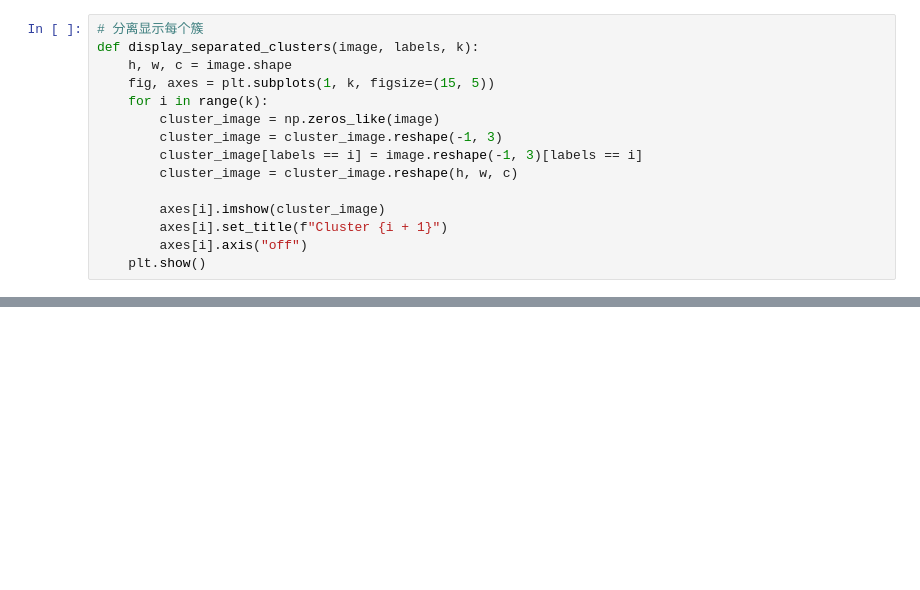
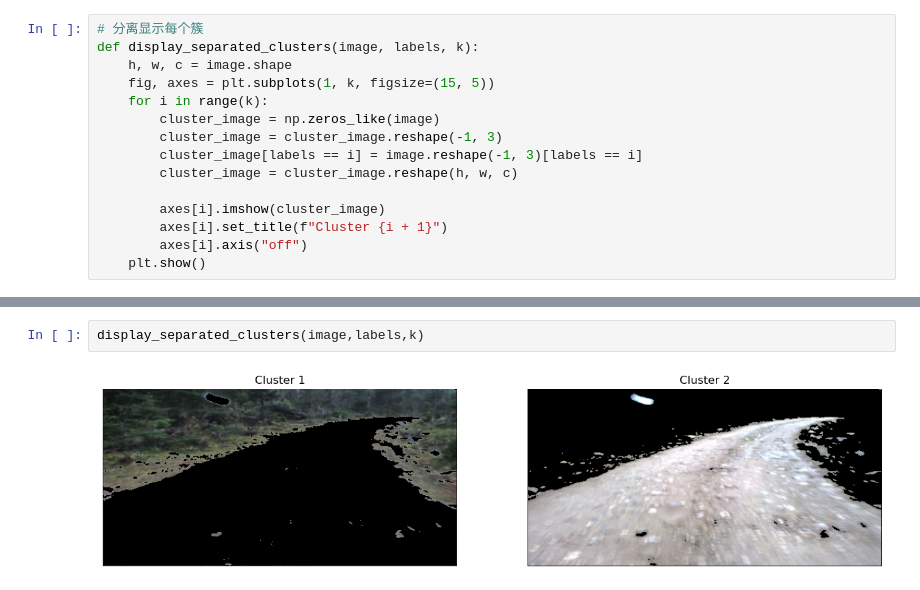
Before and after one commit to YuanHiO/patternRecognition, a Jupyter notebook: src/courseWork3/k-means.ipynb, the cells around one changed output, grey strips where cells are left out. Saved outputs shown, nothing was run; the diff lists cells and outputs as text; blank space fills up the shorter version.

```diff
--- a/src/courseWork3/k-means.ipynb
+++ b/src/courseWork3/k-means.ipynb
@@ -84,0 +101,4 @@ def display_separated_clusters(image, labels, k):
+# %%
+display_separated_clusters(image,labels,k)
+# %% [output]
+[figure, added]
```
Also changed, not shown: parts of 7 cells of this notebook, 1 other file.
